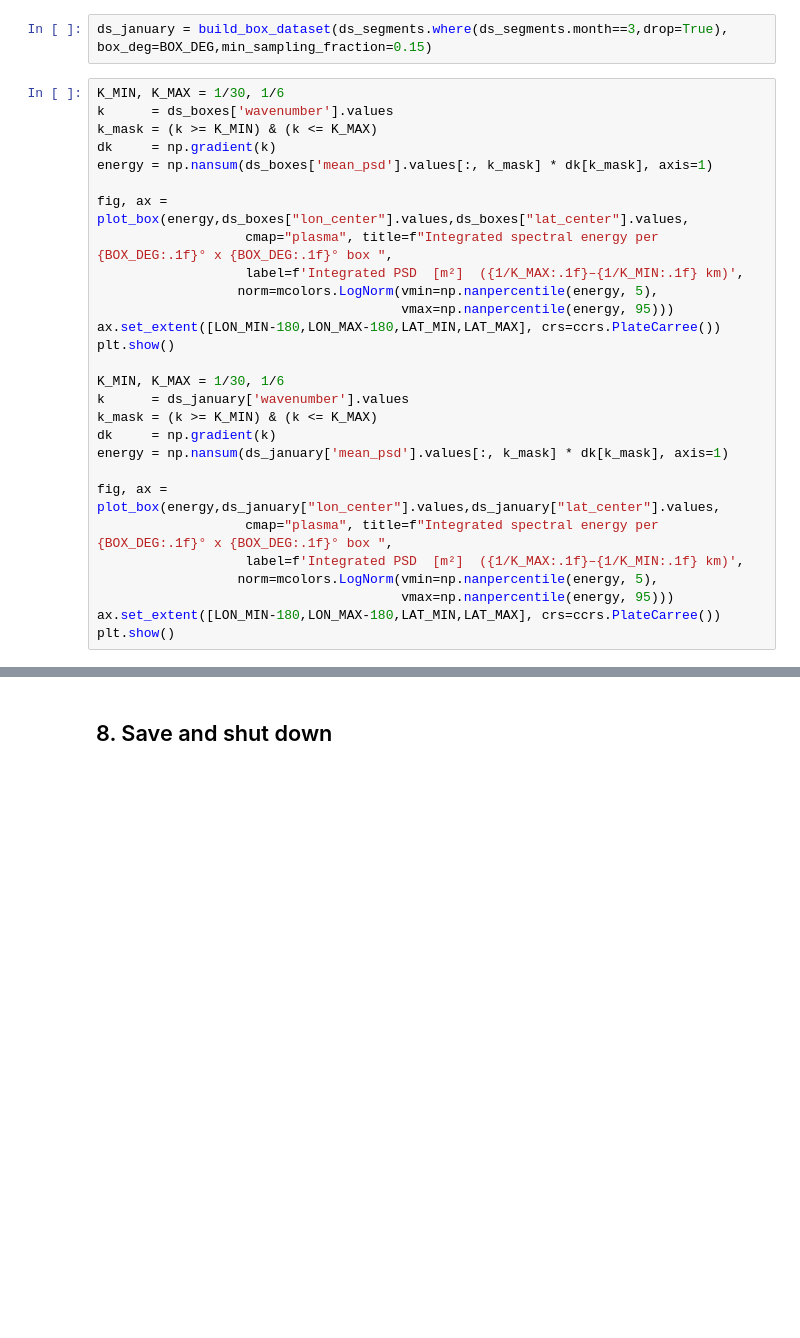
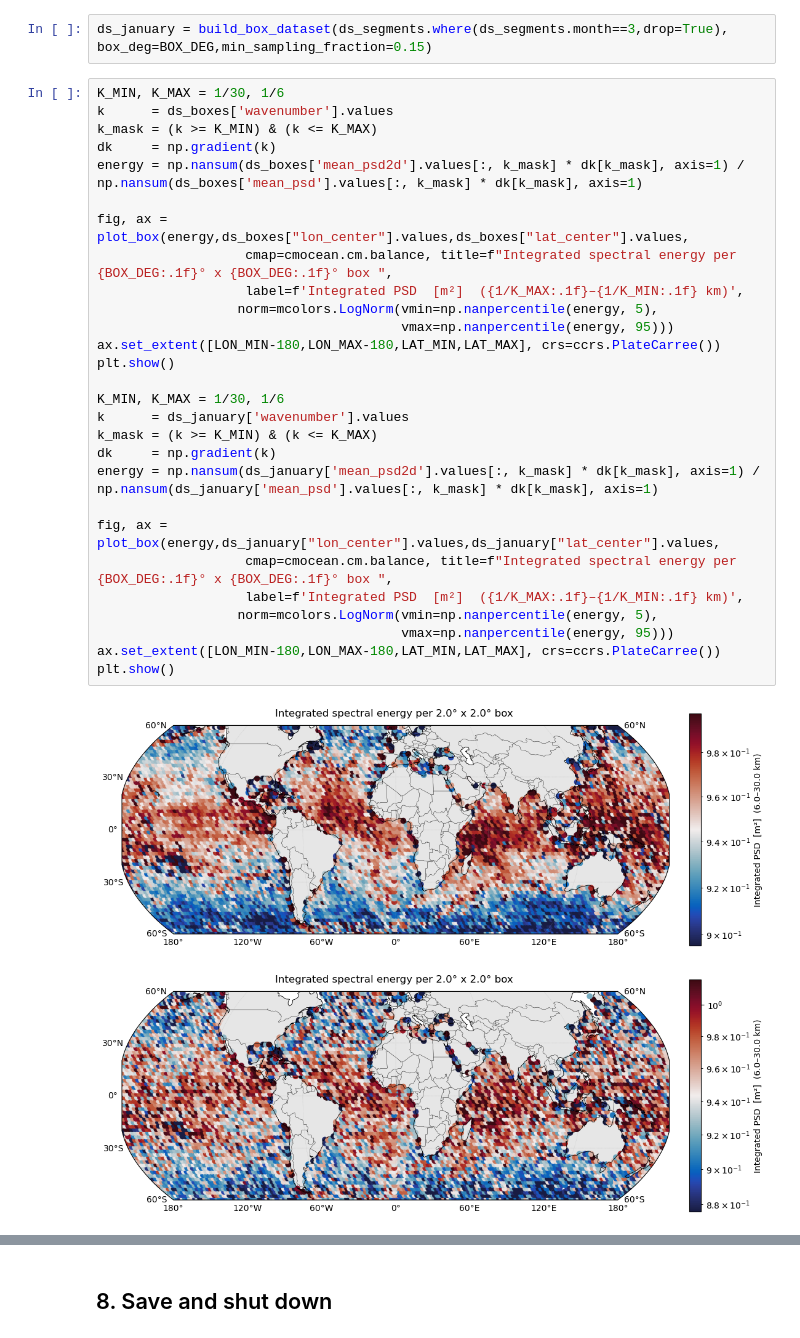
Before and after one commit to zcasparco/SWOT_UHH, a Jupyter notebook: Wavenumber spectra/Global_SSH_spectra_dask_computation.ipynb, the cells around one changed output, grey strips where cells are left out. Drawn from its saved outputs; the diff is of its cells as text; blank space fills up the shorter version.

```diff
--- a/Wavenumber spectra/Global_SSH_spectra_dask_computation.ipynb
+++ b/Wavenumber spectra/Global_SSH_spectra_dask_computation.ipynb
@@ -477,31 +594,34 @@ ds_january = build_box_dataset(ds_segments.where(ds_segments.month==3,drop=True)
 # %%
 K_MIN, K_MAX = 1/30, 1/6
 k      = ds_boxes['wavenumber'].values
 k_mask = (k >= K_MIN) & (k <= K_MAX)
 dk     = np.gradient(k)
-energy = np.nansum(ds_boxes['mean_psd'].values[:, k_mask] * dk[k_mask], axis=1)
+energy = np.nansum(ds_boxes['mean_psd2d'].values[:, k_mask] * dk[k_mask], axis=1) / np.nansum(ds_boxes['mean_psd'].values[:, k_mask] * dk[k_mask], axis=1)
 
 fig, ax = plot_box(energy,ds_boxes["lon_center"].values,ds_boxes["lat_center"].values,
-                   cmap="plasma", title=f"Integrated spectral energy per {BOX_DEG:.1f}° x {BOX_DEG:.1f}° box ",
+                   cmap=cmocean.cm.balance, title=f"Integrated spectral energy per {BOX_DEG:.1f}° x {BOX_DEG:.1f}° box ",
                    label=f'Integrated PSD  [m²]  ({1/K_MAX:.1f}–{1/K_MIN:.1f} km)',
                   norm=mcolors.LogNorm(vmin=np.nanpercentile(energy, 5),
                                        vmax=np.nanpercentile(energy, 95)))
 ax.set_extent([LON_MIN-180,LON_MAX-180,LAT_MIN,LAT_MAX], crs=ccrs.PlateCarree())
 plt.show()
 
 K_MIN, K_MAX = 1/30, 1/6
 k      = ds_january['wavenumber'].values
 k_mask = (k >= K_MIN) & (k <= K_MAX)
 dk     = np.gradient(k)
-energy = np.nansum(ds_january['mean_psd'].values[:, k_mask] * dk[k_mask], axis=1)
+energy = np.nansum(ds_january['mean_psd2d'].values[:, k_mask] * dk[k_mask], axis=1) / np.nansum(ds_january['mean_psd'].values[:, k_mask] * dk[k_mask], axis=1)
 
 fig, ax = plot_box(energy,ds_january["lon_center"].values,ds_january["lat_center"].values,
-                   cmap="plasma", title=f"Integrated spectral energy per {BOX_DEG:.1f}° x {BOX_DEG:.1f}° box ",
+                   cmap=cmocean.cm.balance, title=f"Integrated spectral energy per {BOX_DEG:.1f}° x {BOX_DEG:.1f}° box ",
                    label=f'Integrated PSD  [m²]  ({1/K_MAX:.1f}–{1/K_MIN:.1f} km)',
                   norm=mcolors.LogNorm(vmin=np.nanpercentile(energy, 5),
                                        vmax=np.nanpercentile(energy, 95)))
 ax.set_extent([LON_MIN-180,LON_MAX-180,LAT_MIN,LAT_MAX], crs=ccrs.PlateCarree())
 plt.show()
+# %% [output]
+[figure, added]
+[figure, added]
 # %%
 #Defining wavelengths of interest (very naive version)
 MIN_SEGMENTS_PER_BOX = 5
```
Also changed, not shown: parts of 15 cells of this notebook, 3 other files.
